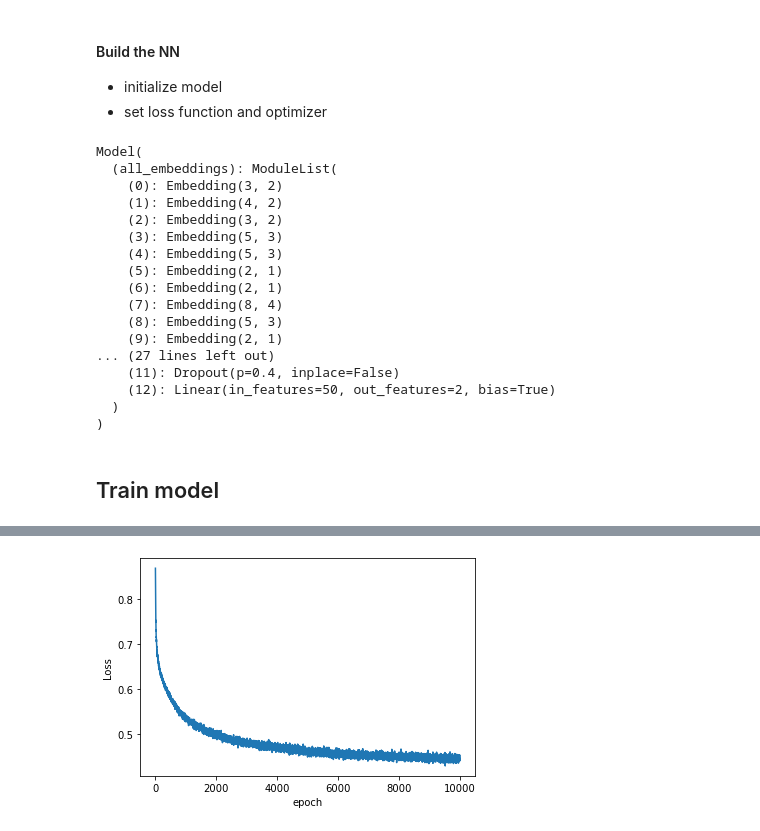
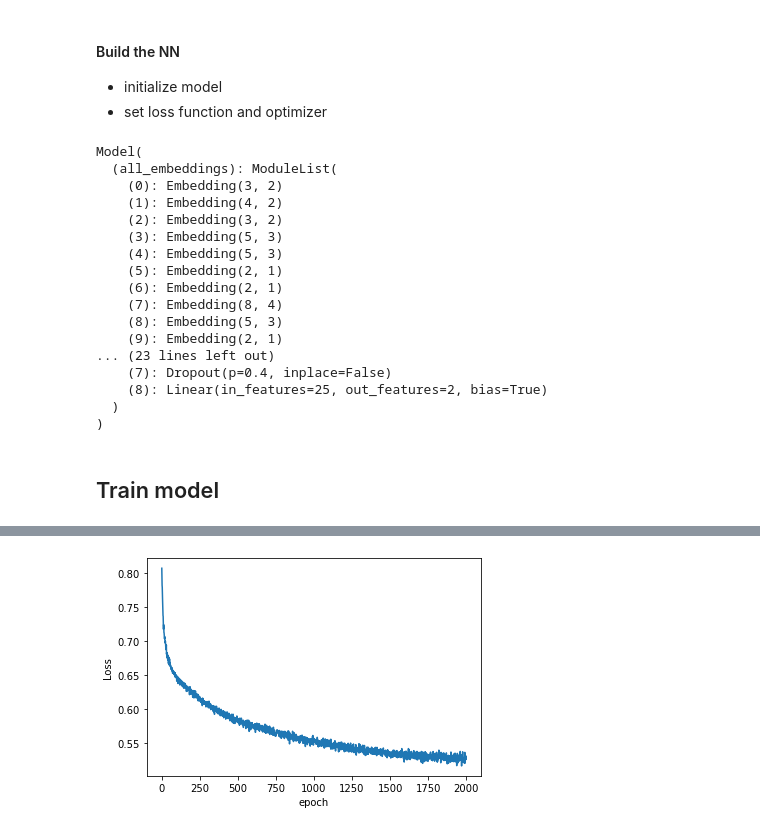
Before and after one commit to Lumi1070/ML-Projektarbeit, a Jupyter notebook: coupon-reco-pytorch2.ipynb, the cells around one changed output, grey strips where cells are left out. Cells and saved outputs as stored; diff of their text form; code cells hidden in the pictures.

```diff
--- a/coupon-reco-pytorch2.ipynb
+++ b/coupon-reco-pytorch2.ipynb
@@ -307,7 +307,7 @@ Using cuda device
 # %%
 class Model(nn.Module):
 
-    def __init__(self, embedding_size, num_numerical_cols, output_size, layers, p=0.4):
+    def __init__(self, embedding_size, num_numerical_cols, output_size, layers, p=0.1):
         super().__init__()
         self.all_embeddings = nn.ModuleList([nn.Embedding(ni, nf) for ni, nf in embedding_size])
         self.embedding_dropout = nn.Dropout(p)
@@ -340,7 +340,7 @@ class Model(nn.Module):
         x = self.layers(x)
         return x
 # %%
-model = Model(categorical_embedding_sizes, numerical_data.shape[1], 2, [200, 100, 50], p=0.4).to(device)
+model = Model(categorical_embedding_sizes, numerical_data.shape[1], 2, [100, 25], p=0.4).to(device)
 print(model)
 # %% [output]
 Model(
@@ -355,9 +355,9 @@ Model(
     (7): Embedding(8, 4)
     (8): Embedding(5, 3)
     (9): Embedding(2, 1)
-... (27 lines left out)
-    (11): Dropout(p=0.4, inplace=False)
-    (12): Linear(in_features=50, out_features=2, bias=True)
+... (23 lines left out)
+    (7): Dropout(p=0.4, inplace=False)
+    (8): Linear(in_features=25, out_features=2, bias=True)
   )
 )
 # %%
@@ -366,7 +366,7 @@ optimizer = torch.optim.Adam(model.parameters(), lr=0.001)
 # %% [markdown]
 ## Train model
 # %%
-epochs = 10000
+epochs = 2000
 aggregated_losses = []
 
 for i in range(epochs):
@@ -408,4 +402,4 @@ epoch: 9999 loss: 0.4429522455
-[figure, old version]
+[figure, new version]
 # %%
 with torch.no_grad():
     y_val = model(categorical_test_data, numerical_test_data)
```
Also changed, not shown: parts of 3 cells of this notebook.
